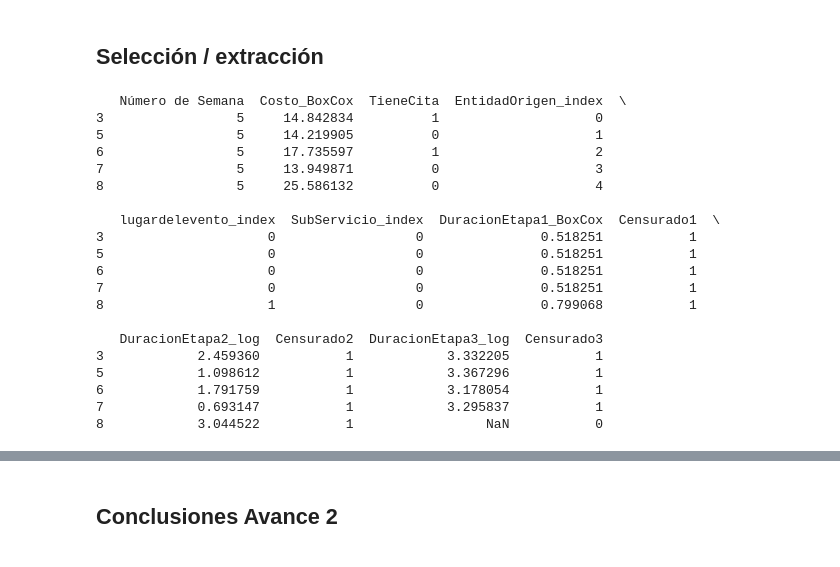
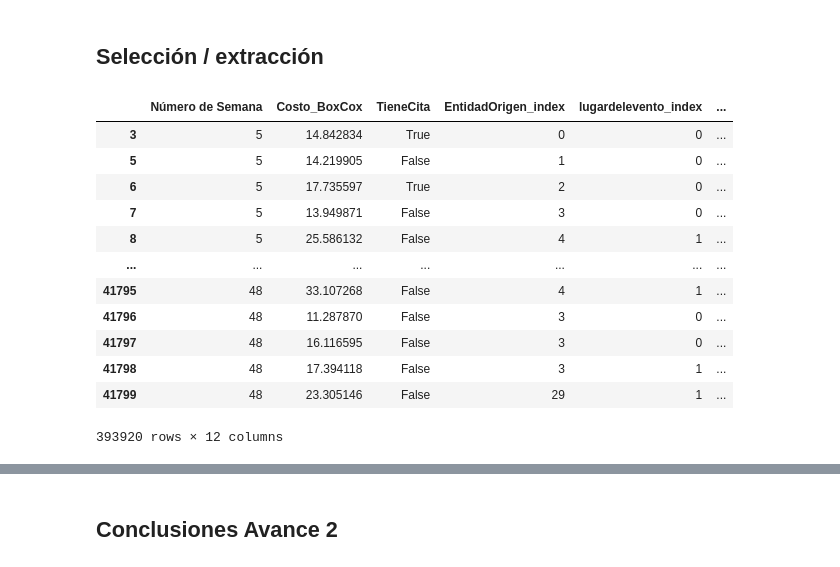
Before and after one commit to PabAleBravo/Proyectointegradorequipo14, a Jupyter notebook: Avance5_Equipo14_(1).ipynb, the cells around one changed output, grey strips where cells are left out. Saved outputs shown, nothing was run; the diff lists cells and outputs as text; code cells hidden in the pictures.

```diff
--- a/Avance5_Equipo14_(1).ipynb
+++ b/Avance5_Equipo14_(1).ipynb
@@ -650,6 +710,7 @@ Censurado3                 0.015108    0.031380    1.000000
 # Lista de covariables elegidas
 
 df_analysis['Número de Semana'] = df_analysis['FechaApertura'].dt.isocalendar().week
+df_analysis['Número de Semana'] = df_analysis['Número de Semana'].astype('int64')
 
 selected_covariables = ['Número de Semana','Costo', 'TieneCita', 'EntidadOrigen_index', 'lugardelevento_index', 'SubServicio_index']
 
@@ -684,6 +745,15 @@ print(df_selected.head())
 6             5.0           1            23.0           1
 7             1.0           1            26.0           1
 8            20.0           1             NaN           0
+# %%
+# Continuando con la ejecución para completar el procedimiento
+
+# Seleccionando las covariables elegidas y las columnas de duración y censura
+selected_covariables = ['Número de Semana','Costo', 'TieneCita', 'EntidadOrigen_index', 'lugardelevento_index', 'SubServicio_index']
+selected_columns = selected_covariables + ['DuracionEtapa1', 'Censurado1', 'DuracionEtapa2', 'Censurado2', 'DuracionEtapa3', 'Censurado3']
+
+# Creando un nuevo DataFrame con las columnas seleccionadas
+df_selected = df_analysis[selected_columns].copy()
 # %%
 correlation_matrix = df_selected.corr(method='spearman')
 
@@ -716,6 +786,10 @@ print((df_selected['DuracionEtapa2'] <= 0).sum())
 # Cambiamos los <= 0 por la media de la duración en DuracionEtapa2
 media_etapa2 = df_selected.loc[df_selected['DuracionEtapa2'] > 0, 'DuracionEtapa2'].mean()
 df_selected.loc[df_selected['DuracionEtapa2'] <= 0, 'DuracionEtapa2'] = media_etapa2
+
+# Imputación simple para DuracionEtapa3 utilizando la mediana
+mediana_etapa3 = df_selected['DuracionEtapa3'].median()
+df_selected['DuracionEtapa3'].fillna(mediana_etapa3, inplace=True)
 # %% [markdown]
 ## Normalización
 # %% [markdown]
@@ -772,8 +866,10 @@ Número de valores NaN restantes en 'DuracionEtapa1': 0
 # %%
-df_selected['Costo'] += 1
-df_selected['DuracionEtapa1'] += 1
+df_selected.loc[:, 'Costo'] += 1
+df_selected.loc[:, 'DuracionEtapa1'] += 1
+df_selected.loc[:, 'Costo_BoxCox'], _ = stats.boxcox(df_selected['Costo'])
+df_selected.loc[:, 'DuracionEtapa1_BoxCox'], _ = stats.boxcox(df_selected['DuracionEtapa1'])
 
-# Aplicar la transformación Box-Cox y capturar los lambdas ajustados
+# Aplicar la transformación Box-Cox y capturar los valores lambda ajustados
 df_selected['Costo_BoxCox'], fitted_lambda_costo = stats.boxcox(df_selected['Costo'])
 df_selected['DuracionEtapa1_BoxCox'], fitted_lambda_duracion1 = stats.boxcox(df_selected['DuracionEtapa1'])
 
@@ -838,36 +934,29 @@ Name: Censurado3, dtype: float64
 # %%
 # Seleccionando las columnas que queremos conservar, incluyendo las nuevas transformadas
 columns_to_keep = [
     'Número de Semana', 'Costo_BoxCox', 'TieneCita',
     'EntidadOrigen_index', 'lugardelevento_index',
     'SubServicio_index', 'DuracionEtapa1_BoxCox',
     'Censurado1', 'DuracionEtapa2_log', 'Censurado2',
     'DuracionEtapa3_log', 'Censurado3'
 ]
 
 # Nuevo DataFrame
 df_final = df_selected[columns_to_keep].copy()
 
 
-print(df_final.head())
+df_final
 # %% [output]
+|  | Número de Semana | Costo_BoxCox | TieneCita | EntidadOrigen_index | lugardelevento_index | ... |
+| 3 | 5 | 14.842834 | True | 0 | 0 | ... |
+| 5 | 5 | 14.219905 | False | 1 | 0 | ... |
+| 6 | 5 | 17.735597 | True | 2 | 0 | ... |
+| 7 | 5 | 13.949871 | False | 3 | 0 | ... |
+| 8 | 5 | 25.586132 | False | 4 | 1 | ... |
+| ... | ... | ... | ... | ... | ... | ... |
+| 41795 | 48 | 33.107268 | False | 4 | 1 | ... |
+| 41796 | 48 | 11.287870 | False | 3 | 0 | ... |
+| 41797 | 48 | 16.116595 | False | 3 | 0 | ... |
+| 41798 | 48 | 17.394118 | False | 3 | 1 | ... |
+| 41799 | 48 | 23.305146 | False | 29 | 1 | ... |
-   Número de Semana  Costo_BoxCox  TieneCita  EntidadOrigen_index  \
-3                 5     14.842834          1                    0
-5                 5     14.219905          0                    1
-6                 5     17.735597          1                    2
-7                 5     13.949871          0                    3
-8                 5     25.586132          0                    4
-
-   lugardelevento_index  SubServicio_index  DuracionEtapa1_BoxCox  Censurado1  \
-3                     0                  0               0.518251           1
-5                     0                  0               0.518251           1
-6                     0                  0               0.518251           1
-7                     0                  0               0.518251           1
-8                     1                  0               0.799068           1
-
-   DuracionEtapa2_log  Censurado2  DuracionEtapa3_log  Censurado3
-3            2.459360           1            3.332205           1
-5            1.098612           1            3.367296           1
-6            1.791759           1            3.178054           1
-7            0.693147           1            3.295837           1
-8            3.044522           1                 NaN           0
+393920 rows × 12 columns
```
Also changed, not shown: parts of 73 cells of this notebook.
